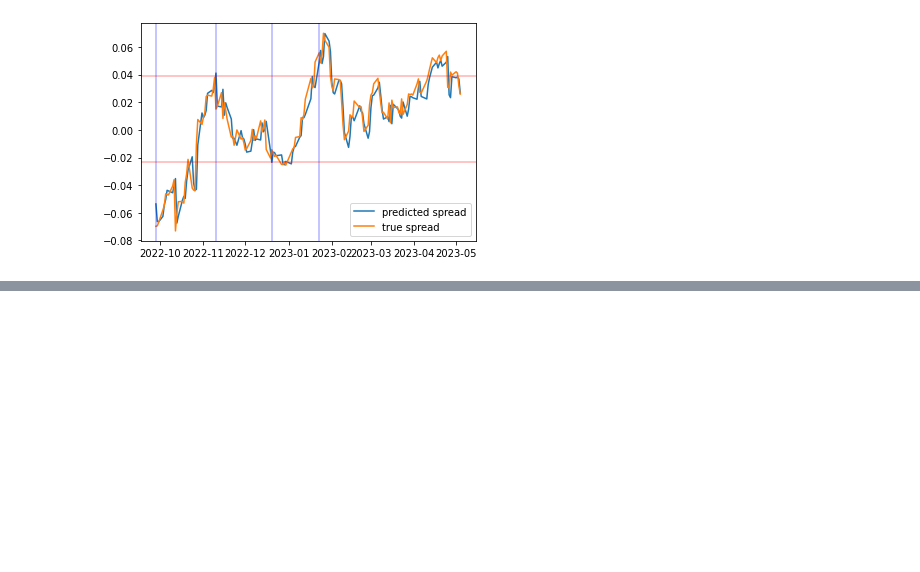
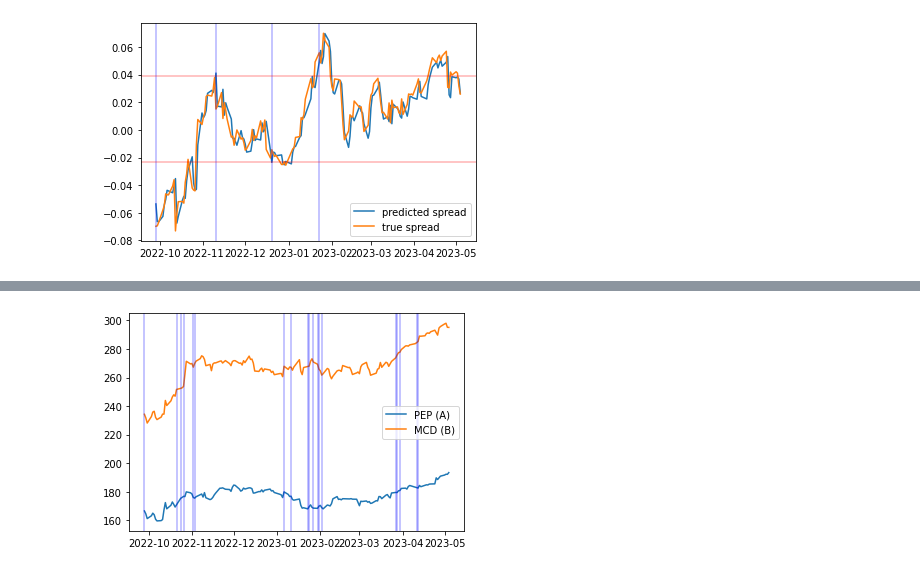
Before and after one commit to zichuan-scott-xu/pairs-trading-simulation, a Jupyter notebook: pairs-trading-scott.ipynb, the cells around one changed output, grey strips where cells are left out. Drawn from its saved outputs; the diff is of its cells as text; code cells hidden in the pictures; blank space fills up the shorter version.

```diff
--- a/pairs-trading-scott.ipynb
+++ b/pairs-trading-scott.ipynb
@@ -308,0 +384,10 @@ plt.show()
+# %%
+plt.figure()
+plt.plot(test_dates, price1[num_train+30:], label='PEP (A)')
+plt.plot(test_dates, price2[num_train+30:], label='MCD (B)')
+for t, invest_adj, long in histories:
+    plt.axvline(x=test_dates[t], color='b', alpha=0.3)
+plt.legend()
+plt.show()
+# %% [output]
+[figure, added]
```
Also changed, not shown: parts of 2 cells of this notebook.
